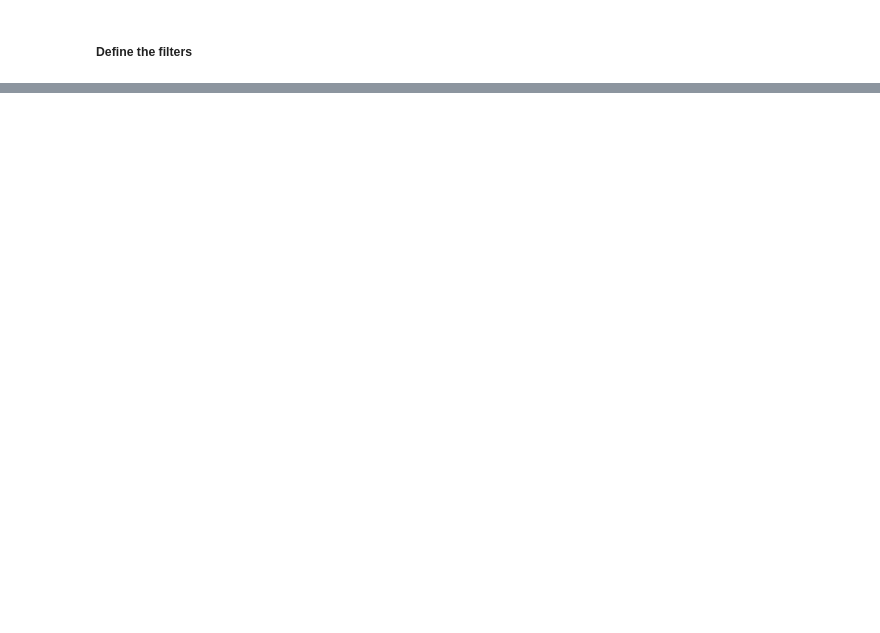
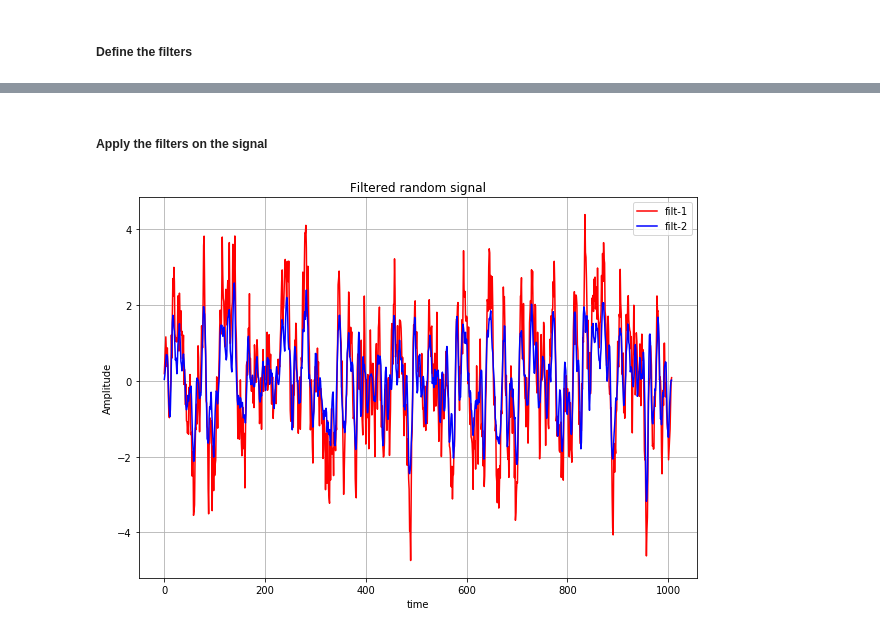
Before and after one commit to jupyterphysics/SystemsSignalsModels, a Jupyter notebook: Problem24p2.ipynb, the cells around one changed output, grey strips where cells are left out. Cells and saved outputs as stored; diff of their text form; code cells hidden in the pictures; blank space fills up the shorter version.

```diff
--- a/Problem24p2.ipynb
+++ b/Problem24p2.ipynb
@@ -23,0 +25,9 @@ filt1 = np.array([1, 1, 1, 1, 1, 1, 1, 1, 1])
+# %%
+nf = 9
+# %%
+filt1 = np.ones(nf)
+# %%
+filt2 = np.zeros(nf)
+for i in range(nf):
+    filt2[i] = (1-np.abs((4-i))/5.)
+print('the filter is: ',filt2)
@@ -23,0 +69,17 @@ filt1 = np.array([1, 1, 1, 1, 1, 1, 1, 1, 1])
+# %% [markdown]
+##### Apply the filters on the signal
+# %%
+yfilt1 = sig.convolve(y,filt1)
+yfilt2 = sig.convolve(y,filt2)
+# %%
+plt.figure(figsize=(10,7))
+plt.plot(yfilt1,'r',label='filt-1')
+plt.plot(yfilt2,'b',label='filt-2')
+plt.xlabel('time')
+plt.ylabel('Amplitude')
+plt.grid()
+plt.title('Filtered random signal')
+plt.legend()
+plt.show()
+# %% [output]
+[figure, added]
```
Also changed, not shown: parts of 11 cells of this notebook, 4 other files.
